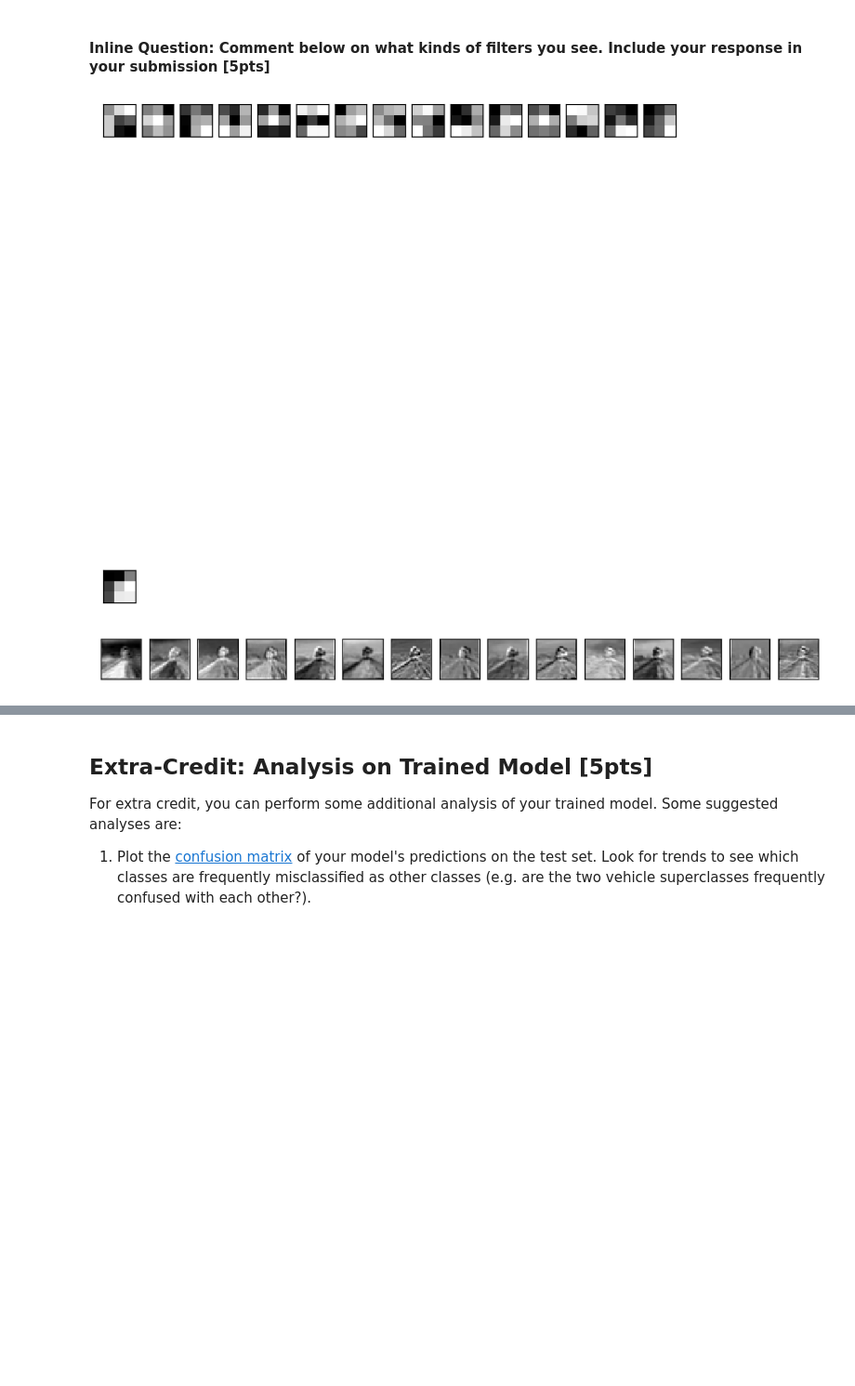
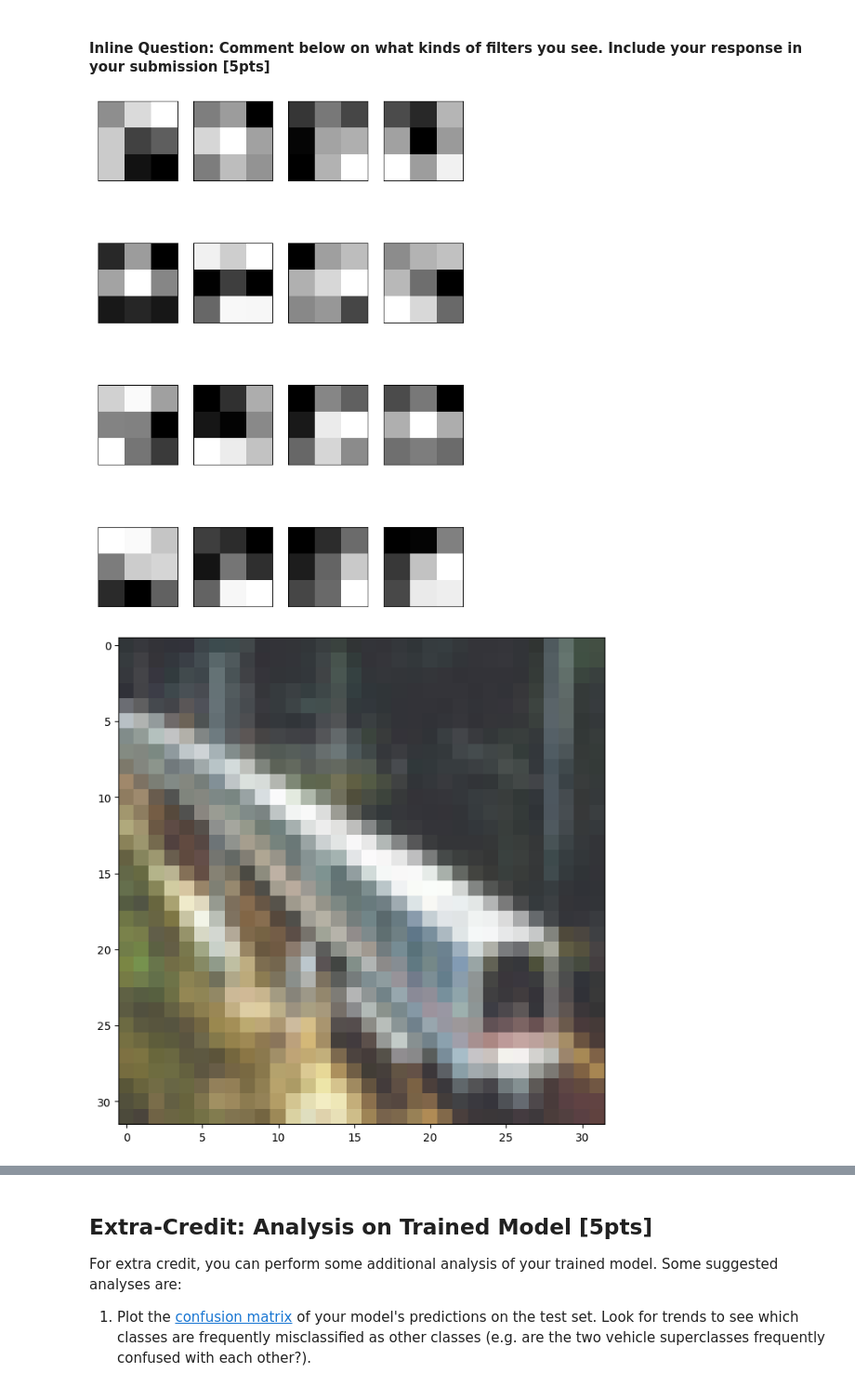
Before and after one commit to vamsipuppala/Deep-Learning-assignment-1, a Jupyter notebook: Problem_2.ipynb, the cells around one changed output, grey strips where cells are left out. Shown: that part at 93% size. Drawn from its saved outputs; the diff is of its cells as text; code cells hidden in the pictures; blank space fills up the shorter version.

```diff
--- a/Problem_2.ipynb
+++ b/Problem_2.ipynb
@@ -441,7 +453,7 @@ f_min, f_max = filters.min(), filters.max()
 filters = (filters - f_min) / (f_max - f_min)
 
 # Plot the filters
-fig, axs = plt.subplots(filters.shape[-1] // 8, 8, figsize=(20, 20))
+fig, axs = plt.subplots(filters.shape[-1] // 4, 4, figsize=(20, 20))
 # fig, axs = plt.subplots(nrows=3, ncols=3, figsize=(10, 10))
 for i, ax in enumerate(axs.flatten()):
     if i < filters.shape[-1]:
@@ -462,37 +474,72 @@ fig1=plt.figure(figsize=(8, 12))
 
 # filters = model.net.layers[0].params["conv_test1_w"]
 n_filters = 16
 for i in range(1, n_filters +1):
     f = filters[:, :, :, i-1]
-    fig1 =plt.subplot(rows, columns, i)
+    fig1 =plt.subplot(4, 4, i)
     fig1.set_xticks([])  #Turn off axis
     fig1.set_yticks([])
     plt.imshow(f[:, :, 0], cmap='gray') #Show only the filters from 0th channel (R)
     #ix += 1
 plt.show()
-data, labels = data_dict["data_test"]
+# data, labels = data_dict["data_test"]
+idx=6
+image_data1 = data['data_train'][idx:idx+1,:,:,:]
+image_data = data['data_train'][idx]
+image_data = ((image_data*std_image + mean_image) * 255).astype(np.int32)
+plt.imshow(image_data)
 preds = []
 w = model.net.layers[0].params["conv_test1_w"]
 b = model.net.layers[0].params["conv_test1_b"]
 single_conv = ConvLayer2D(input_channels=3, kernel_size=3, number_filters=16,  padding=1,  name="conv_test4")
 
 w = w.reshape(3, 3, 3, 16)
 # b = np.linspace(-0.3, 0.3, num=bias_size)
 
 single_conv.params[single_conv.w_name] = w
 single_conv.params[single_conv.b_name] = b
-feature_output = single_conv.forward(data[0:1, :, :, :])
+
+feature_output = single_conv.forward(image_data1)
 # print(feature_output.shape)
 for ftr in feature_output:
     #pos = 1
     fig=plt.figure(figsize=(12, 12))
-    for i in range(1, 16):
-        fig =plt.subplot(rows, columns, i)
+    for i in range(1, 17):
+        fig =plt.subplot(4, 4, i)
         fig.set_xticks([])  #Turn off axis
         fig.set_yticks([])
         plt.imshow(ftr[:, :, i-1])
         #pos += 1
     plt.show()
+
+idx=0
+image_data1 = data['data_train'][idx:idx+1,:,:,:]
+image_data = data['data_train'][idx]
+image_data = ((image_data*std_image + mean_image) * 255).astype(np.int32)
+plt.imshow(image_data)
+preds = []
+w = model.net.layers[0].params["conv_test1_w"]
+b = model.net.layers[0].params["conv_test1_b"]
+single_conv = ConvLayer2D(input_channels=3, kernel_size=3, number_filters=16,  padding=1,  name="conv_test4")
+
+w = w.reshape(3, 3, 3, 16)
+# b = np.linspace(-0.3, 0.3, num=bias_size)
+
+single_conv.params[single_conv.w_name] = w
+single_conv.params[single_conv.b_name] = b
+
+feature_output = single_conv.forward(image_data1)
+# print(feature_output.shape)
+for ftr in feature_output:
+    #pos = 1
+    fig=plt.figure(figsize=(12, 12))
+    for i in range(1, 17):
+        fig =plt.subplot(4, 4, i)
+        fig.set_xticks([])  #Turn off axis
+        fig.set_yticks([])
+        plt.imshow(ftr[:, :, i-1])
+        #pos += 1
+    plt.show()
 # %% [output]
-[figure, old version]
+[figure, new version]
-[figure, old version]
+[figure, new version]
```
Also changed, not shown: parts of 9 cells of this notebook, 3 other files.
